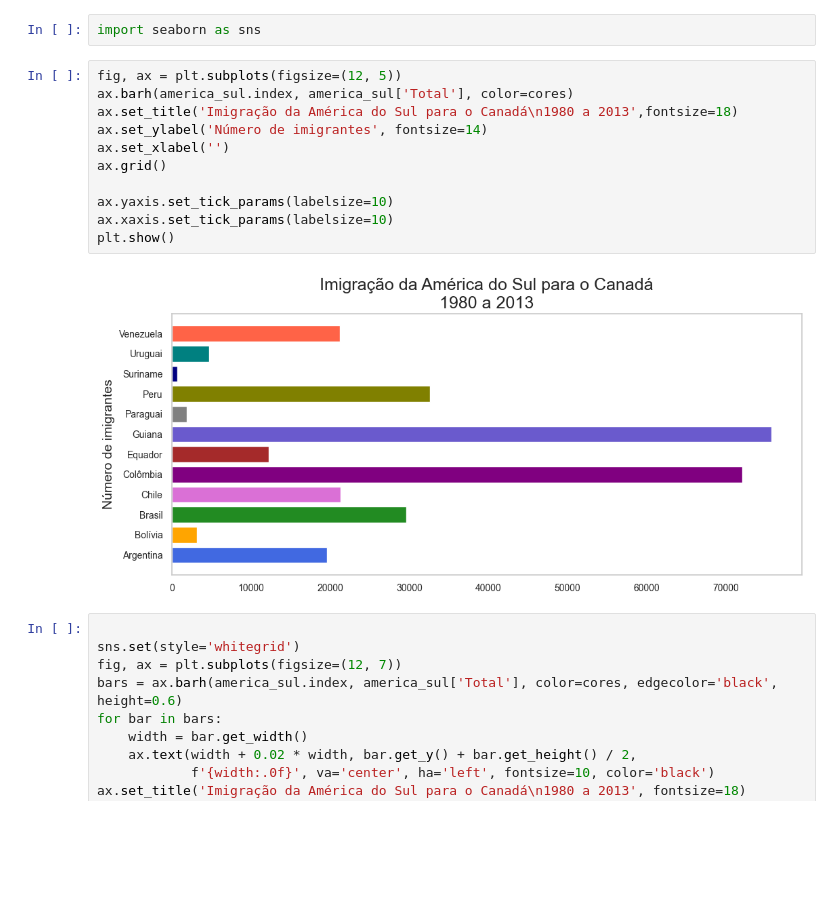
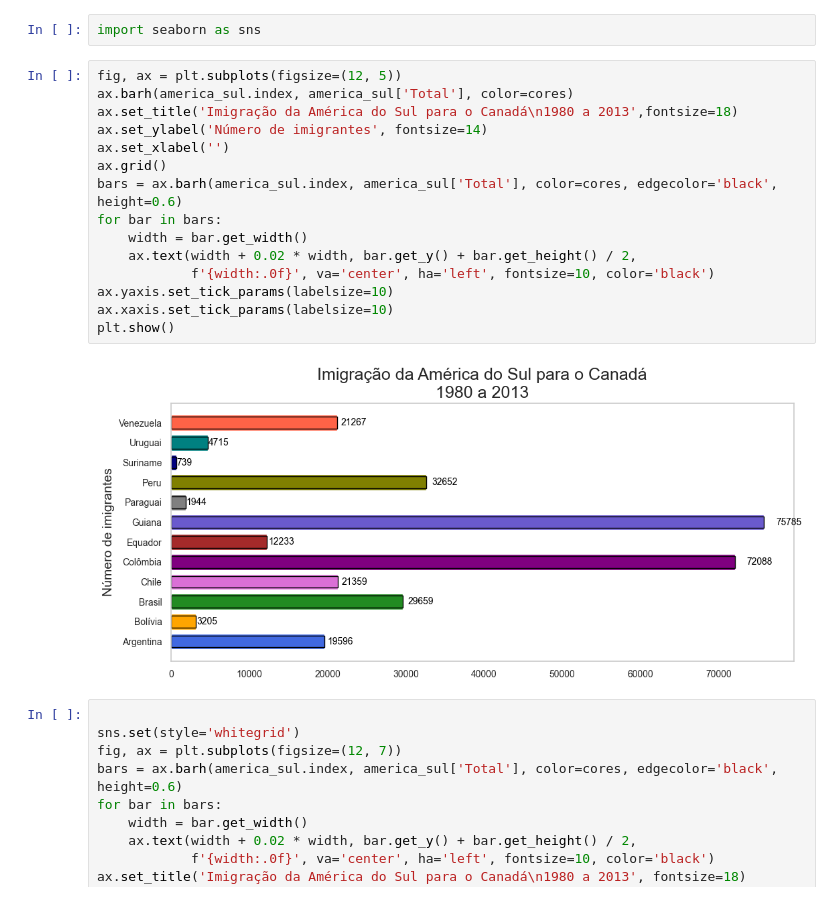
Before and after one commit to AndreVargas0/SemanaEstatistica, a Jupyter notebook: notebooks/aula4.ipynb, the cells around one changed output. Saved outputs shown, nothing was run; the diff lists cells and outputs as text; blank space fills up the shorter version.

```diff
--- a/notebooks/aula4.ipynb
+++ b/notebooks/aula4.ipynb
@@ -304,16 +304,20 @@ import seaborn as sns
 # %%
 fig, ax = plt.subplots(figsize=(12, 5))
 ax.barh(america_sul.index, america_sul['Total'], color=cores)
 ax.set_title('Imigração da América do Sul para o Canadá\n1980 a 2013',fontsize=18)
 ax.set_ylabel('Número de imigrantes', fontsize=14)
 ax.set_xlabel('')
 ax.grid()
-
+bars = ax.barh(america_sul.index, america_sul['Total'], color=cores, edgecolor='black', height=0.6)
+for bar in bars:
+    width = bar.get_width()
+    ax.text(width + 0.02 * width, bar.get_y() + bar.get_height() / 2,
+            f'{width:.0f}', va='center', ha='left', fontsize=10, color='black')
 ax.yaxis.set_tick_params(labelsize=10)
 ax.xaxis.set_tick_params(labelsize=10)
 plt.show()
 # %% [output]
-[figure, old version]
+[figure, new version]
 # %%
 
 sns.set(style='whitegrid')
```
Also changed, not shown: parts of 1 cell of this notebook.
